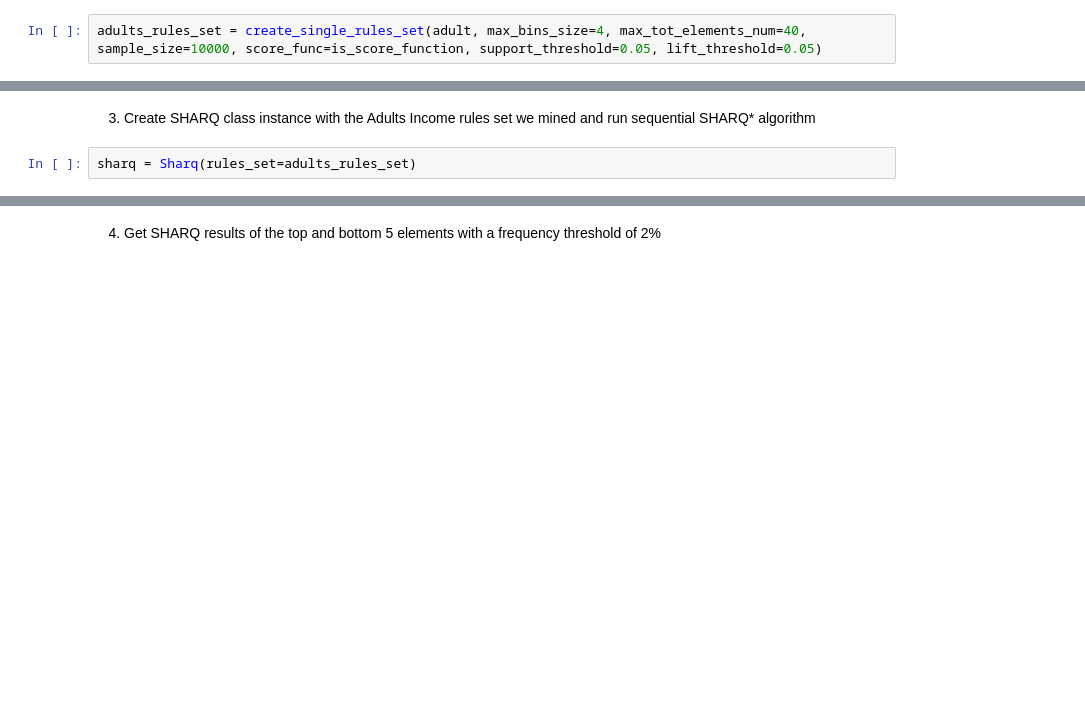
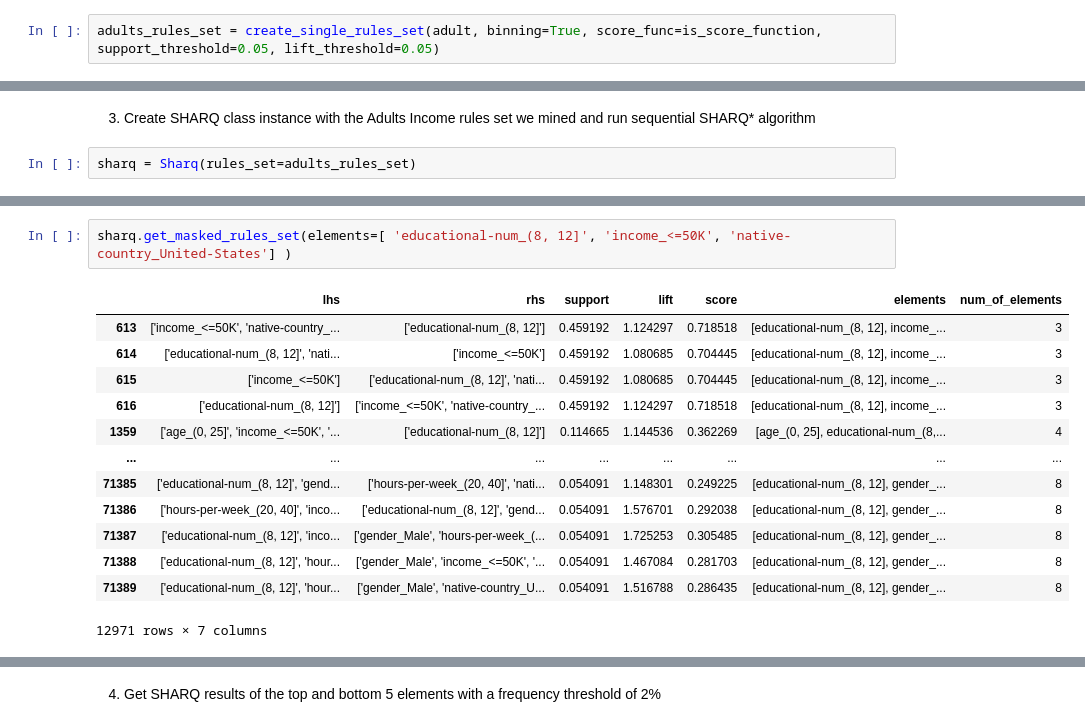
Before and after one commit to hadarib123/SHARQ-demo, a Jupyter notebook: example_notebook_demo_adult.ipynb, the cells around one changed output, grey strips where cells are left out. Drawn from its saved outputs; the diff is of its cells as text; blank space fills up the shorter version.

```diff
--- a/example_notebook_demo_adult.ipynb
+++ b/example_notebook_demo_adult.ipynb
@@ -20,7 +16,7 @@ adult.head()
 # %% [markdown]
 2. Use a utility function from Utilities and create a single rules set for adults income dataset with some default parameters (e.g support threshold=0.05, score function=IS score function, dataset sample = 10000 etc.)
 # %%
-adults_rules_set = create_single_rules_set(adult, max_bins_size=4, max_tot_elements_num=40, sample_size=10000, score_func=is_score_function, support_threshold=0.05, lift_threshold=0.05)
+adults_rules_set = create_single_rules_set(adult, binning=True, score_func=is_score_function, support_threshold=0.05, lift_threshold=0.05)
 # %%
 adults_rules_set
 # %% [output]
@@ -43,0 +60,16 @@ sharq = Sharq(rules_set=adults_rules_set)
+# %%
+sharq.get_masked_rules_set(elements=[ 'educational-num_(8, 12]', 'income_<=50K', 'native-country_United-States'] )
+# %% [output]
+|  | lhs | rhs | support | lift | score | elements | num_of_elements |
+| 613 | ['income_<=50K', 'native-country_... | ['educational-num_(8, 12]'] | 0.459192 | 1.124297 | 0.718518 | [educational-num_(8, 12], income_... | 3 |
+| 614 | ['educational-num_(8, 12]', 'nati... | ['income_<=50K'] | 0.459192 | 1.080685 | 0.704445 | [educational-num_(8, 12], income_... | 3 |
+| 615 | ['income_<=50K'] | ['educational-num_(8, 12]', 'nati... | 0.459192 | 1.080685 | 0.704445 | [educational-num_(8, 12], income_... | 3 |
+| 616 | ['educational-num_(8, 12]'] | ['income_<=50K', 'native-country_... | 0.459192 | 1.124297 | 0.718518 | [educational-num_(8, 12], income_... | 3 |
+| 1359 | ['age_(0, 25]', 'income_<=50K', '... | ['educational-num_(8, 12]'] | 0.114665 | 1.144536 | 0.362269 | [age_(0, 25], educational-num_(8,... | 4 |
+| ... | ... | ... | ... | ... | ... | ... | ... |
+| 71385 | ['educational-num_(8, 12]', 'gend... | ['hours-per-week_(20, 40]', 'nati... | 0.054091 | 1.148301 | 0.249225 | [educational-num_(8, 12], gender_... | 8 |
+| 71386 | ['hours-per-week_(20, 40]', 'inco... | ['educational-num_(8, 12]', 'gend... | 0.054091 | 1.576701 | 0.292038 | [educational-num_(8, 12], gender_... | 8 |
+| 71387 | ['educational-num_(8, 12]', 'inco... | ['gender_Male', 'hours-per-week_(... | 0.054091 | 1.725253 | 0.305485 | [educational-num_(8, 12], gender_... | 8 |
+| 71388 | ['educational-num_(8, 12]', 'hour... | ['gender_Male', 'income_<=50K', '... | 0.054091 | 1.467084 | 0.281703 | [educational-num_(8, 12], gender_... | 8 |
+| 71389 | ['educational-num_(8, 12]', 'hour... | ['gender_Male', 'native-country_U... | 0.054091 | 1.516788 | 0.286435 | [educational-num_(8, 12], gender_... | 8 |
+12971 rows × 7 columns
```
Also changed, not shown: parts of 7 cells of this notebook.
